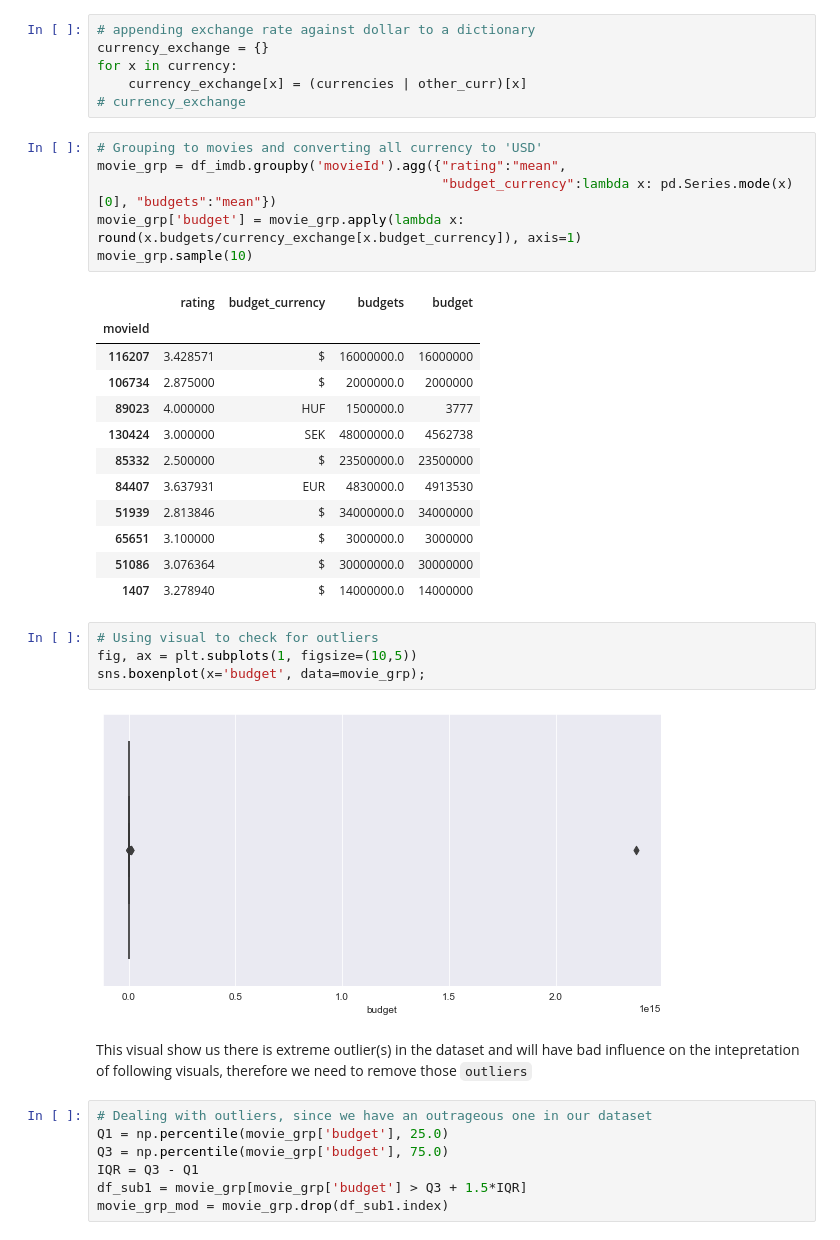
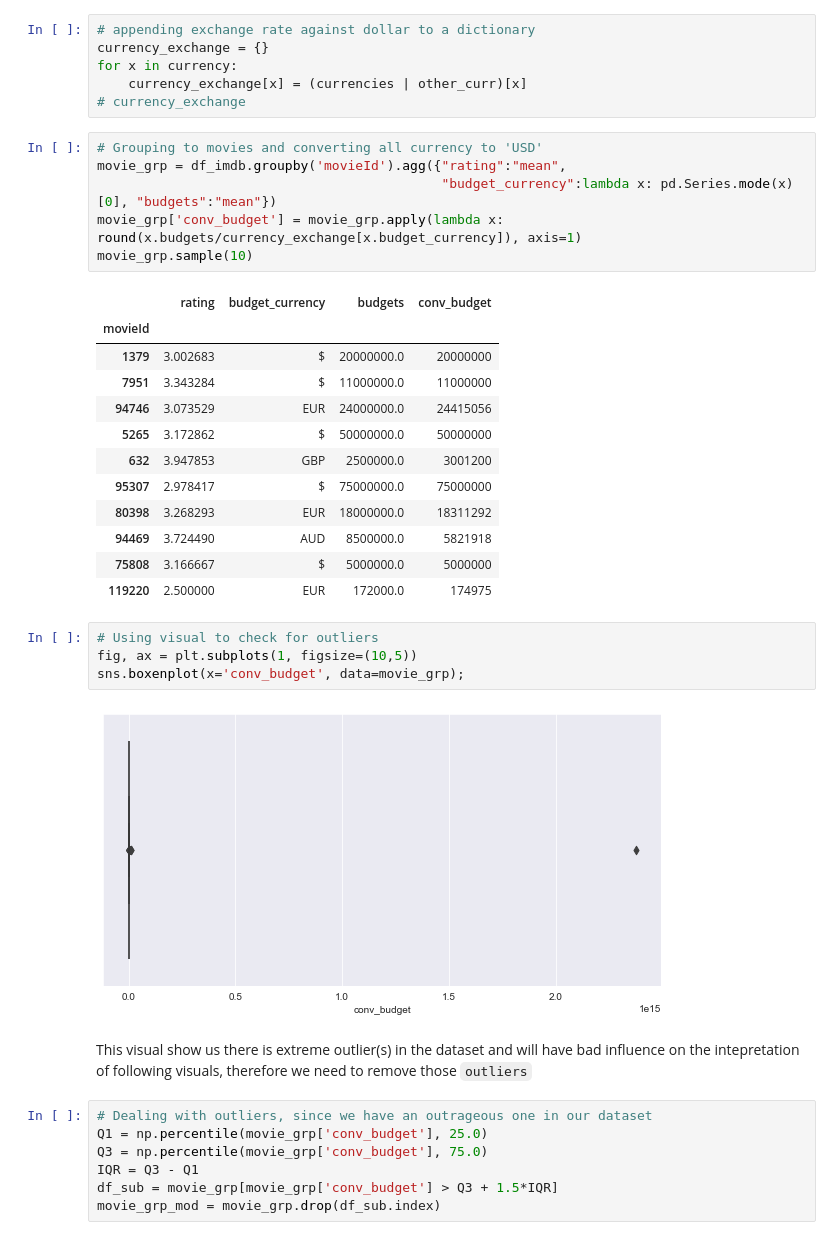
Before and after one commit to MaureenMbugua/Unsupervised-Predict-Team-ES2, a Jupyter notebook: rough1.ipynb, the cells around one changed output. Cells and saved outputs as stored; diff of their text form.

```diff
--- a/rough1.ipynb
+++ b/rough1.ipynb
@@ -613,36 +613,36 @@ for x in currency:
 # Grouping to movies and converting all currency to 'USD'
 movie_grp = df_imdb.groupby('movieId').agg({"rating":"mean",
                                             "budget_currency":lambda x: pd.Series.mode(x)[0], "budgets":"mean"})
-movie_grp['budget'] = movie_grp.apply(lambda x: round(x.budgets/currency_exchange[x.budget_currency]), axis=1)
+movie_grp['conv_budget'] = movie_grp.apply(lambda x: round(x.budgets/currency_exchange[x.budget_currency]), axis=1)
 movie_grp.sample(10)
 # %% [output]
-|  | rating | budget_currency | budgets | budget |
+|  | rating | budget_currency | budgets | conv_budget |
 | movieId |  |  |  |  |
-| 116207 | 3.428571 | $ | 16000000.0 | 16000000 |
-| 106734 | 2.875000 | $ | 2000000.0 | 2000000 |
-| 89023 | 4.000000 | HUF | 1500000.0 | 3777 |
-| 130424 | 3.000000 | SEK | 48000000.0 | 4562738 |
-| 85332 | 2.500000 | $ | 23500000.0 | 23500000 |
-| 84407 | 3.637931 | EUR | 4830000.0 | 4913530 |
-| 51939 | 2.813846 | $ | 34000000.0 | 34000000 |
-| 65651 | 3.100000 | $ | 3000000.0 | 3000000 |
-| 51086 | 3.076364 | $ | 30000000.0 | 30000000 |
-| 1407 | 3.278940 | $ | 14000000.0 | 14000000 |
+| 1379 | 3.002683 | $ | 20000000.0 | 20000000 |
+| 7951 | 3.343284 | $ | 11000000.0 | 11000000 |
+| 94746 | 3.073529 | EUR | 24000000.0 | 24415056 |
+| 5265 | 3.172862 | $ | 50000000.0 | 50000000 |
+| 632 | 3.947853 | GBP | 2500000.0 | 3001200 |
+| 95307 | 2.978417 | $ | 75000000.0 | 75000000 |
+| 80398 | 3.268293 | EUR | 18000000.0 | 18311292 |
+| 94469 | 3.724490 | AUD | 8500000.0 | 5821918 |
+| 75808 | 3.166667 | $ | 5000000.0 | 5000000 |
+| 119220 | 2.500000 | EUR | 172000.0 | 174975 |
 # %%
 # Using visual to check for outliers
 fig, ax = plt.subplots(1, figsize=(10,5))
-sns.boxenplot(x='budget', data=movie_grp);
+sns.boxenplot(x='conv_budget', data=movie_grp);
 # %% [output]
-[figure, old version]
+[figure, new version]
 # %% [markdown]
 This visual show us there is extreme outlier(s) in the dataset and will have bad influence on the intepretation of following visuals, therefore we need to remove those `outliers`
 # %%
 # Dealing with outliers, since we have an outrageous one in our dataset
-Q1 = np.percentile(movie_grp['budget'], 25.0)
-Q3 = np.percentile(movie_grp['budget'], 75.0)
+Q1 = np.percentile(movie_grp['conv_budget'], 25.0)
+Q3 = np.percentile(movie_grp['conv_budget'], 75.0)
 IQR = Q3 - Q1
-df_sub1 = movie_grp[movie_grp['budget'] > Q3 + 1.5*IQR]
-movie_grp_mod = movie_grp.drop(df_sub1.index)
+df_sub = movie_grp[movie_grp['conv_budget'] > Q3 + 1.5*IQR]
+movie_grp_mod = movie_grp.drop(df_sub.index)
 # %%
 # Using visual to check again for outliers
 fig, ax = plt.subplots(1, figsize=(10,5))
```
Also changed, not shown: parts of 22 cells of this notebook.
